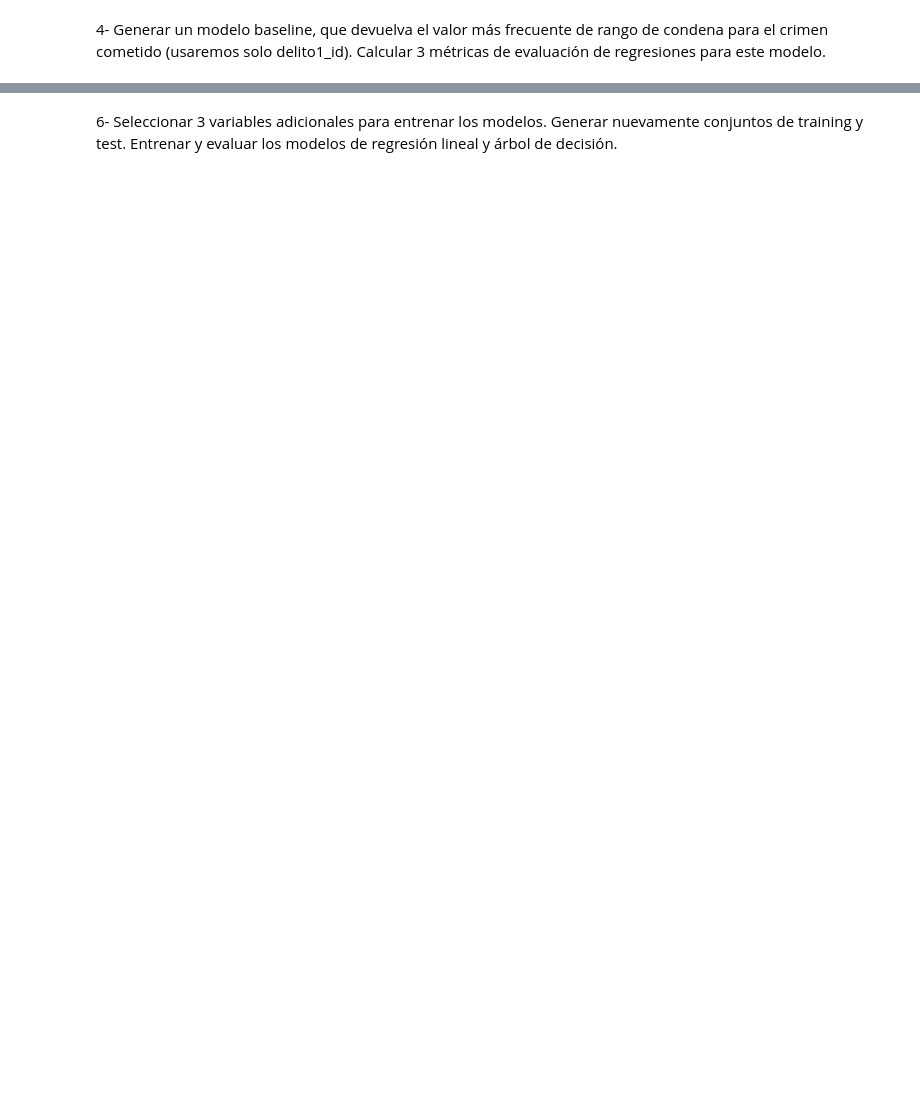
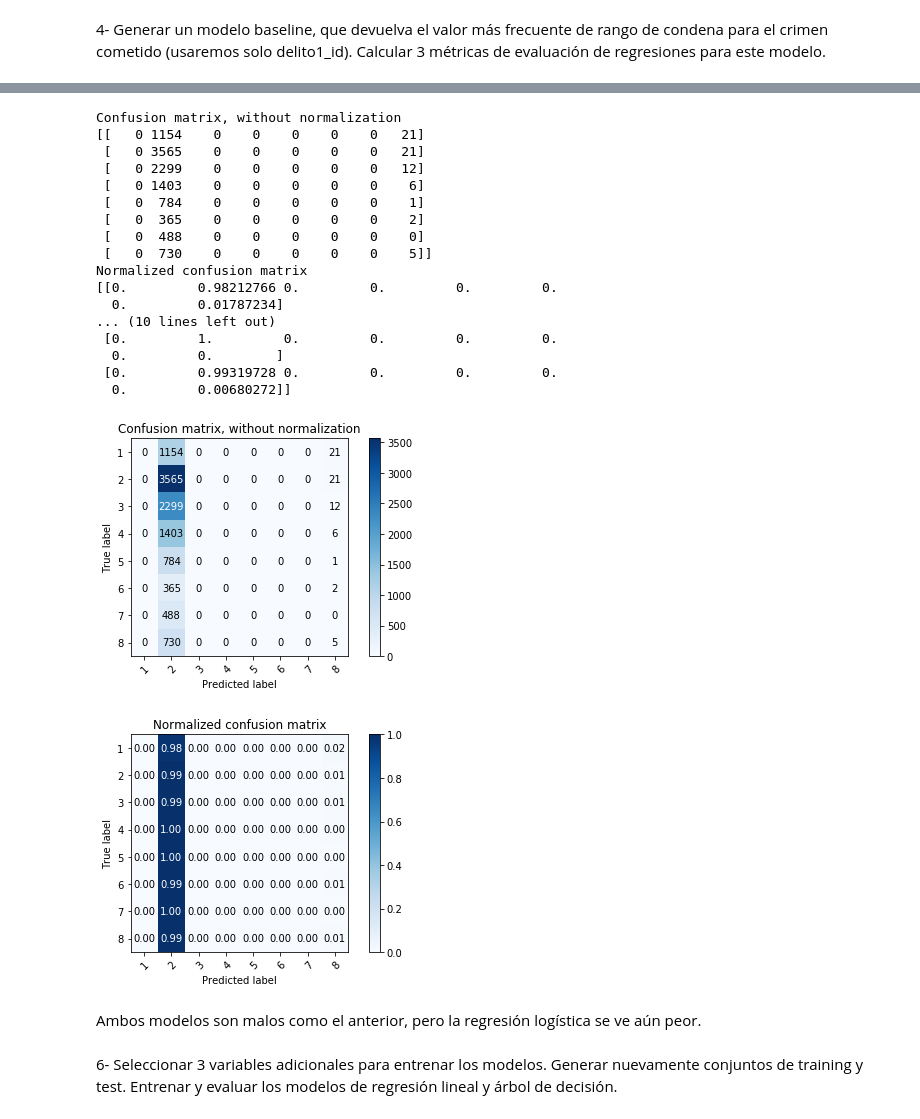
Before and after one commit to nahuelalmeira/poblacionPenal, a Jupyter notebook: IntroML/DiploDatos_PoblacionPenitenciariaArgentina_Intro_ML.ipynb, the cells around one changed output, grey strips where cells are left out. Cells and saved outputs as stored; diff of their text form; code cells hidden in the pictures; blank space fills up the shorter version.

```diff
--- a/IntroML/DiploDatos_PoblacionPenitenciariaArgentina_Intro_ML.ipynb
+++ b/IntroML/DiploDatos_PoblacionPenitenciariaArgentina_Intro_ML.ipynb
@@ -419,0 +731,7 @@ Test:  (0.3858695652173913, 0.5445975659248679, 0.3858695652173913, 0.4377019296
+# %%
+# Regresión Logística
+model = LogisticRegression()
+model.fit(X_train, y_train)
+
+y_pred = model.predict(X_test)
+classification_results(y_test, y_pred)
@@ -420,2 +755,34 @@ Test:  (0.3858695652173913, 0.5445975659248679, 0.3858695652173913, 0.4377019296
+# %%
+# Plot non-normalized confusion matrix
+plot_confusion_matrix(y_test, y_pred, classes=class_names,
+                      title='Confusion matrix, without normalization')
+
+# Plot normalized confusion matrix
+plot_confusion_matrix(y_test, y_pred, classes=class_names, normalize=True,
+                      title='Normalized confusion matrix')
+
+plt.tight_layout()  # Optional ... often improves the layout
+# %% [output]
+Confusion matrix, without normalization
+[[   0 1154    0    0    0    0    0   21]
+ [   0 3565    0    0    0    0    0   21]
+ [   0 2299    0    0    0    0    0   12]
+ [   0 1403    0    0    0    0    0    6]
+ [   0  784    0    0    0    0    0    1]
+ [   0  365    0    0    0    0    0    2]
+ [   0  488    0    0    0    0    0    0]
+ [   0  730    0    0    0    0    0    5]]
+Normalized confusion matrix
+[[0.         0.98212766 0.         0.         0.         0.
+  0.         0.01787234]
+... (10 lines left out)
+ [0.         1.         0.         0.         0.         0.
+  0.         0.        ]
+ [0.         0.99319728 0.         0.         0.         0.
+  0.         0.00680272]]
+[figure, added]
+[figure, added]
+# %% [markdown]
+Ambos modelos son malos como el anterior, pero la regresión logística se ve aún peor.
 # %% [markdown]
 6- Seleccionar 3 variables adicionales para entrenar los modelos. Generar nuevamente conjuntos de training y test. Entrenar y evaluar los modelos de regresión lineal y árbol de decisión.
```
Also changed, not shown: parts of 63 cells of this notebook.
